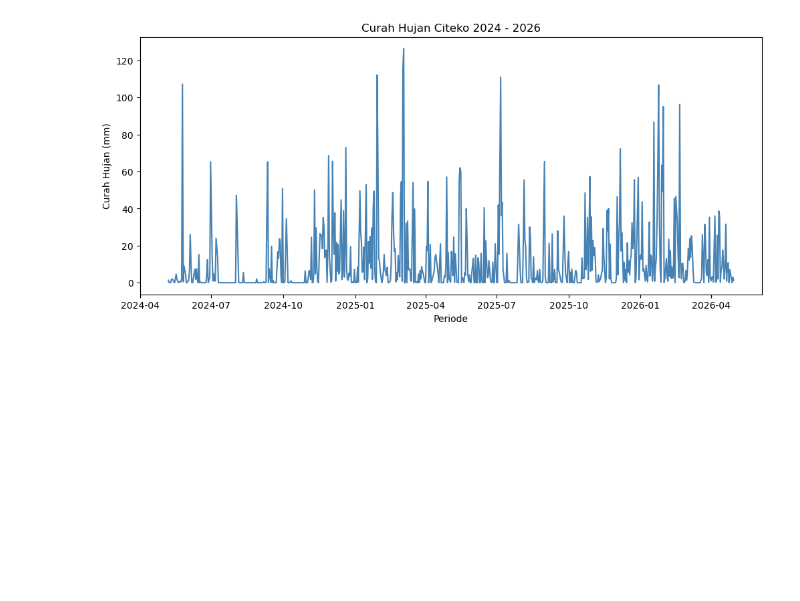
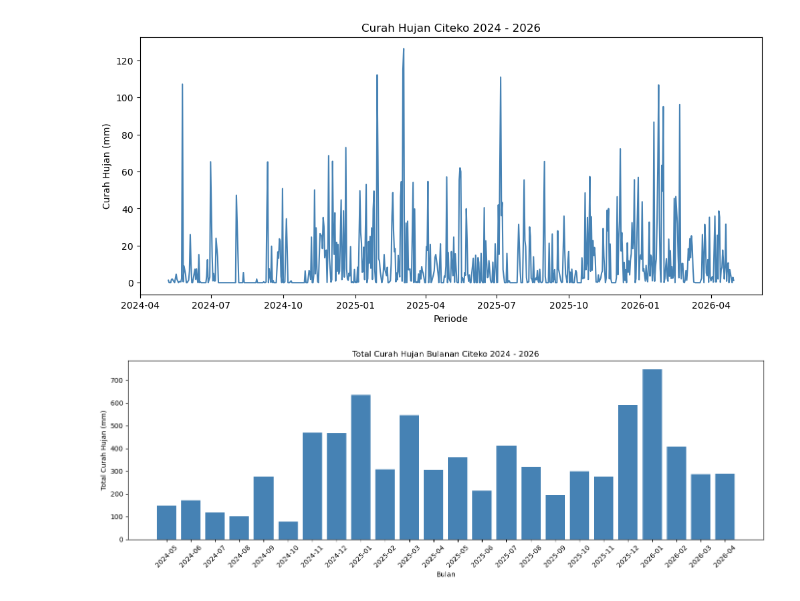
Before and after one commit to alferd06/curah-hujan-citeko-2024, a Jupyter notebook: Untitled.ipynb, the cells around one changed output. Drawn from its saved outputs; the diff is of its cells as text; code cells hidden in the pictures; blank space fills up the shorter version.

Commit message:
Visualisasi Lengkap per-bulan

```diff
--- a/Untitled.ipynb
+++ b/Untitled.ipynb
@@ -70,3 +53,20 @@ plt.ylabel('Curah Hujan (mm)')
 plt.show()
 # %% [output]
 [figure]
+# %%
+# Agregasi per bulan
+df['BULAN'] = df['TANGGAL'].dt.to_period('M')
+df_bulanan = df.groupby('BULAN')['RR'].sum().reset_index()
+df_bulanan['BULAN'] = df_bulanan['BULAN'].astype(str)
+
+# Visualisasi bulanan
+plt.figure(figsize=(14, 5))
+plt.bar(df_bulanan['BULAN'], df_bulanan['RR'], color='steelblue')
+plt.title('Total Curah Hujan Bulanan Citeko 2024 - 2026')
+plt.xlabel('Bulan')
+plt.ylabel('Total Curah Hujan (mm)')
+plt.xticks(rotation=45)
+plt.tight_layout()
+plt.show()
+# %% [output]
+[figure, added]
```
Also changed, not shown: parts of 2 cells of this notebook.
